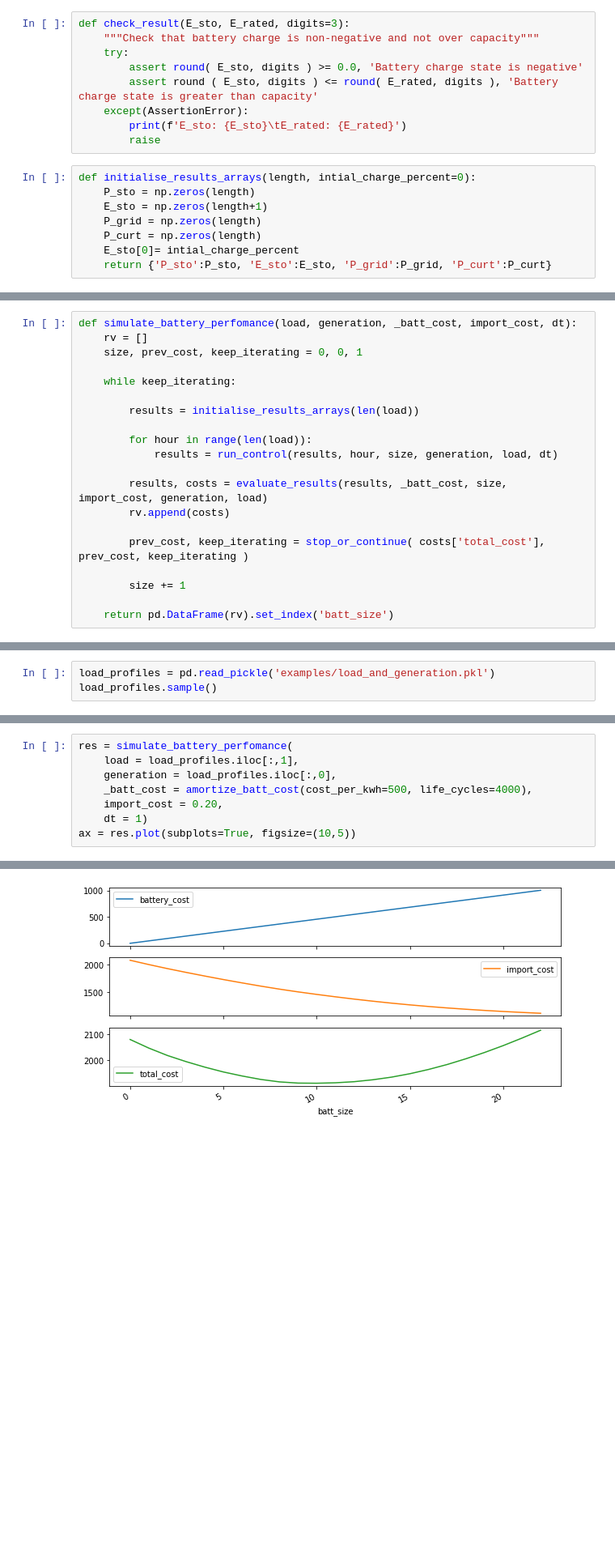
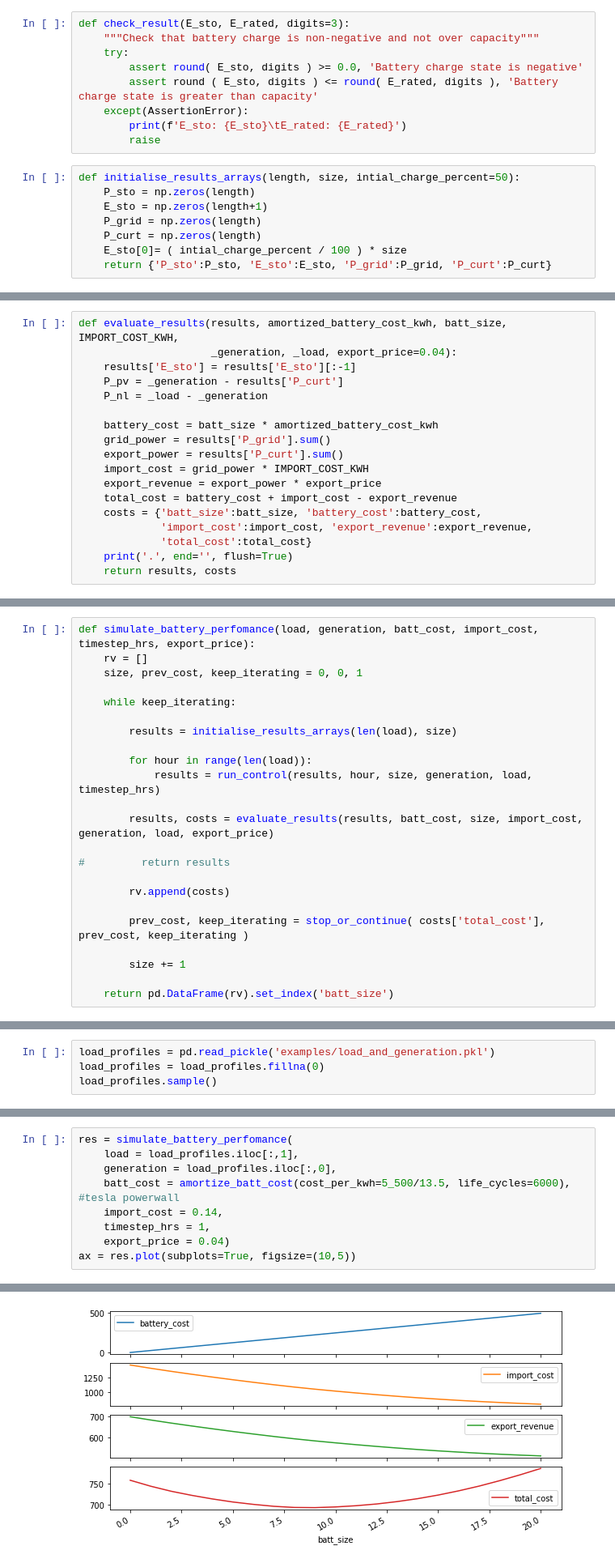
Before and after one commit to rbrown-orxa/LC_App_2_microservices, a Jupyter notebook: Rule_based_Battery_Optimiser.ipynb, the cells around one changed output, grey strips where cells are left out. Shown: that part at 81% size. Cells and saved outputs as stored; diff of their text form; blank space fills up the shorter version.

Commit message:
choose optimal battery size, and plot optimisation curve

```diff
--- a/Rule_based_Battery_Optimiser.ipynb
+++ b/Rule_based_Battery_Optimiser.ipynb
@@ -99,12 +66,12 @@ def check_result(E_sto, E_rated, digits=3):
         print(f'E_sto: {E_sto}\tE_rated: {E_rated}')
         raise
 # %%
-def initialise_results_arrays(length, intial_charge_percent=0):
+def initialise_results_arrays(length, size, intial_charge_percent=50):
     P_sto = np.zeros(length)
     E_sto = np.zeros(length+1)
     P_grid = np.zeros(length)
     P_curt = np.zeros(length)
-    E_sto[0]= intial_charge_percent
+    E_sto[0]= ( intial_charge_percent / 100 ) * size
     return {'P_sto':P_sto, 'E_sto':E_sto, 'P_grid':P_grid, 'P_curt':P_curt}
 # %%
 def run_control(results, timestep, size, generation, _load, _dt):
@@ -149,3 +97,21 @@ def stop_or_continue(cost, prev_cost, keep_iterating):
     keep_iterating = (keep_iterating+1) if  diff_cost <= 0 else (keep_iterating-1)
 
     return prev_cost, keep_iterating
+# %%
+def evaluate_results(results, amortized_battery_cost_kwh, batt_size, IMPORT_COST_KWH,
+                     _generation, _load, export_price=0.04):
+    results['E_sto'] = results['E_sto'][:-1]
+    P_pv = _generation - results['P_curt']
+    P_nl = _load - _generation
+
+    battery_cost = batt_size * amortized_battery_cost_kwh
+    grid_power = results['P_grid'].sum()
+    export_power = results['P_curt'].sum()
+    import_cost = grid_power * IMPORT_COST_KWH
+    export_revenue = export_power * export_price
+    total_cost = battery_cost + import_cost - export_revenue
+    costs = {'batt_size':batt_size, 'battery_cost':battery_cost,
+             'import_cost':import_cost, 'export_revenue':export_revenue,
+             'total_cost':total_cost}
+    print('.', end='', flush=True)
+    return results, costs
@@ -152,16 +124,19 @@ def stop_or_continue(cost, prev_cost, keep_iterating):
 # %%
-def simulate_battery_perfomance(load, generation, _batt_cost, import_cost, dt):
+def simulate_battery_perfomance(load, generation, batt_cost, import_cost, timestep_hrs, export_price):
     rv = []
     size, prev_cost, keep_iterating = 0, 0, 1
 
     while keep_iterating:
 
-        results = initialise_results_arrays(len(load))
+        results = initialise_results_arrays(len(load), size)
 
         for hour in range(len(load)):
-            results = run_control(results, hour, size, generation, load, dt)
+            results = run_control(results, hour, size, generation, load, timestep_hrs)
 
-        results, costs = evaluate_results(results, _batt_cost, size, import_cost, generation, load)
+        results, costs = evaluate_results(results, batt_cost, size, import_cost, generation, load, export_price)
+
+#         return results
+
         rv.append(costs)
 
         prev_cost, keep_iterating = stop_or_continue( costs['total_cost'], prev_cost, keep_iterating )
@@ -172,5 +165,6 @@ def simulate_battery_perfomance(load, generation, _batt_cost, import_cost, dt):
 # %%
 load_profiles = pd.read_pickle('examples/load_and_generation.pkl')
+load_profiles = load_profiles.fillna(0)
 load_profiles.sample()
 # %% [output]
 |  | 17.64_1kWp_generation_kWh | load_kWh | import_kWh | export_kWh |
@@ -179,8 +173,9 @@ load_profiles.sample()
 res = simulate_battery_perfomance(
     load = load_profiles.iloc[:,1],
     generation = load_profiles.iloc[:,0],
-    _batt_cost = amortize_batt_cost(cost_per_kwh=500, life_cycles=4000),
-    import_cost = 0.20,
-    dt = 1)
+    batt_cost = amortize_batt_cost(cost_per_kwh=5_500/13.5, life_cycles=6000), #tesla powerwall
+    import_cost = 0.14,
+    timestep_hrs = 1,
+    export_price = 0.04)
 ax = res.plot(subplots=True, figsize=(10,5))
 # %% [output]
@@ -188 +183 @@ ax = res.plot(subplots=True, figsize=(10,5))
-[figure, old version]
+[figure, new version]
```
Also changed, not shown: parts of 20 cells of this notebook.
